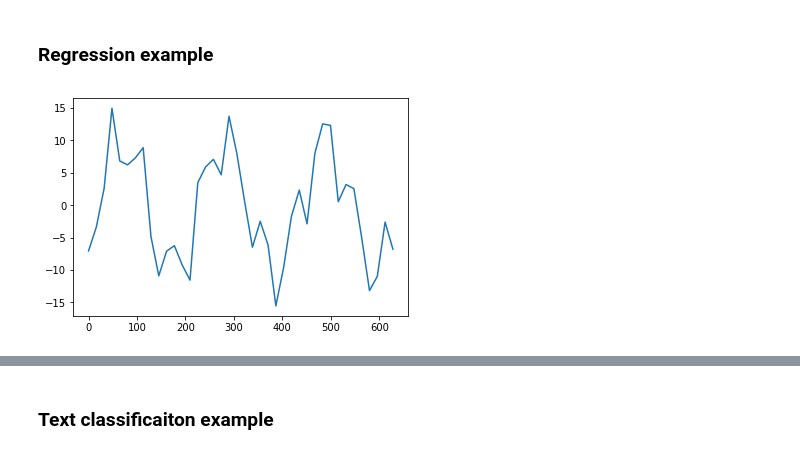
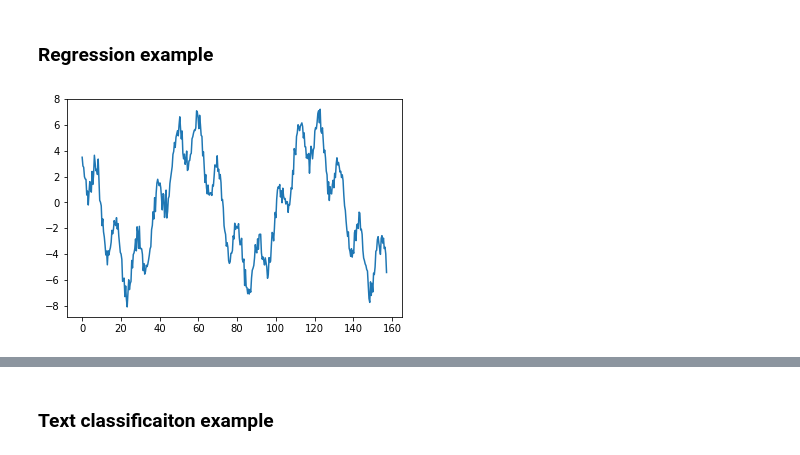
Before and after one commit to nsfinkelstein/hierarchical-rnn, a Jupyter notebook: hmlstm_demo.ipynb, the cells around one changed output, grey strips where cells are left out. Saved outputs shown, nothing was run; the diff lists cells and outputs as text; code cells hidden in the pictures.

```diff
--- a/hmlstm_demo.ipynb
+++ b/hmlstm_demo.ipynb
@@ -16,12 +12,11 @@ from string import ascii_lowercase
 # %%
 # simulate multiresolution data
 num_signals = 300
-signal_length = 40
-x = np.linspace(0, 200 * np.pi, signal_length)
+signal_length = 400
+x = np.linspace(0, 50 * np.pi, signal_length)
 signals = [np.random.normal(0, .5, size=signal_length) +
-           (2 * np.sin(.6 * x + np.random.random() * 100 * np.pi))
-           + (5 * np.sin(.1* x + np.random.random() * 100 * np.pi))
-           +( 10 * np.sin(.03 * x + np.random.random() * 100 * np.pi))
+           (2 * np.sin(.6 * x + np.random.random() * 10)) +
+           (5 * np.sin(.1* x + np.random.random() * 10))
     for _ in range(num_signals)]
 
 split = int(num_signals * .8)
@@ -29,6 +24,6 @@ train = signals[:split]
 test = signals[split:]
 # %%
 # example signal
-plt.plot(x, signals[2]);
+plt.plot(x, signals[5]);
 # %% [output]
-[figure, old version]
+[figure, new version]
```
Also changed, not shown: parts of 24 cells of this notebook, 5 other files.
